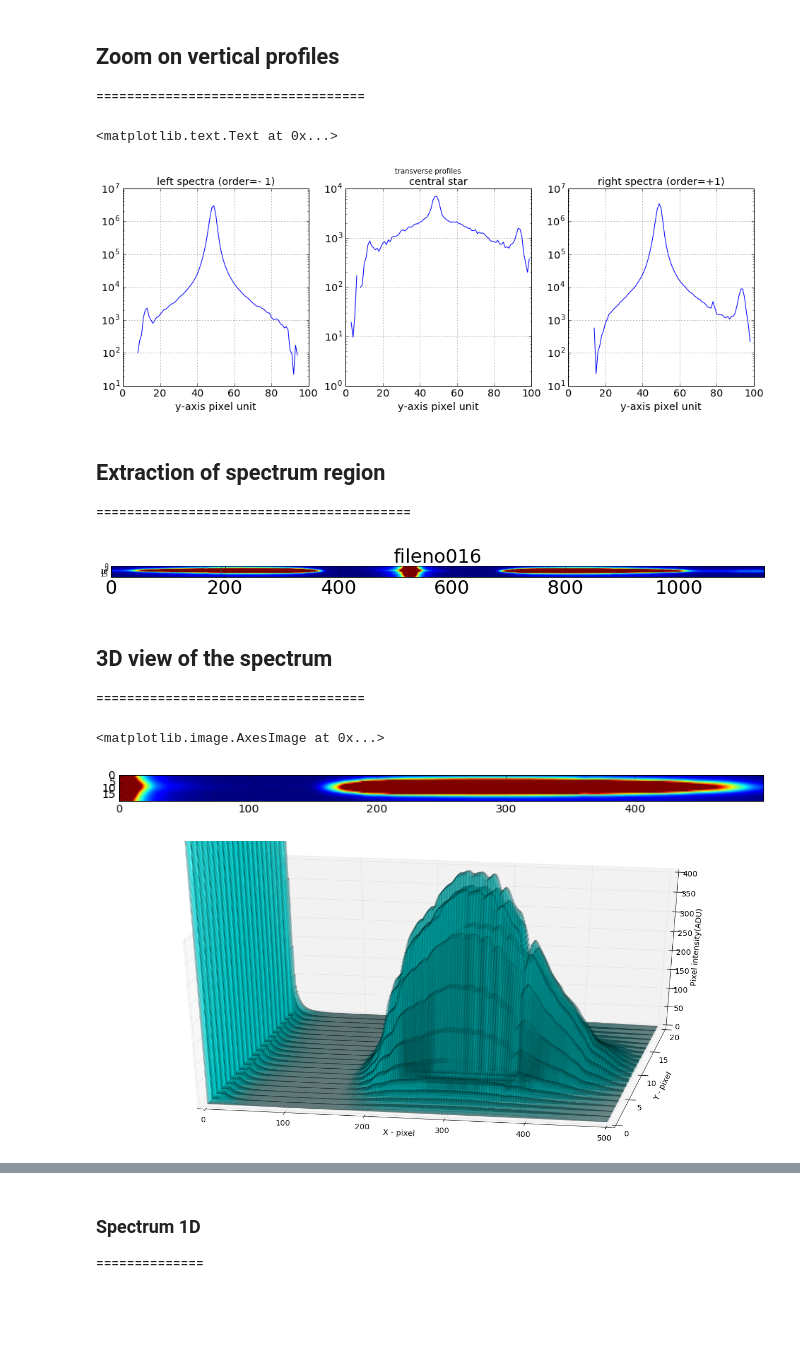
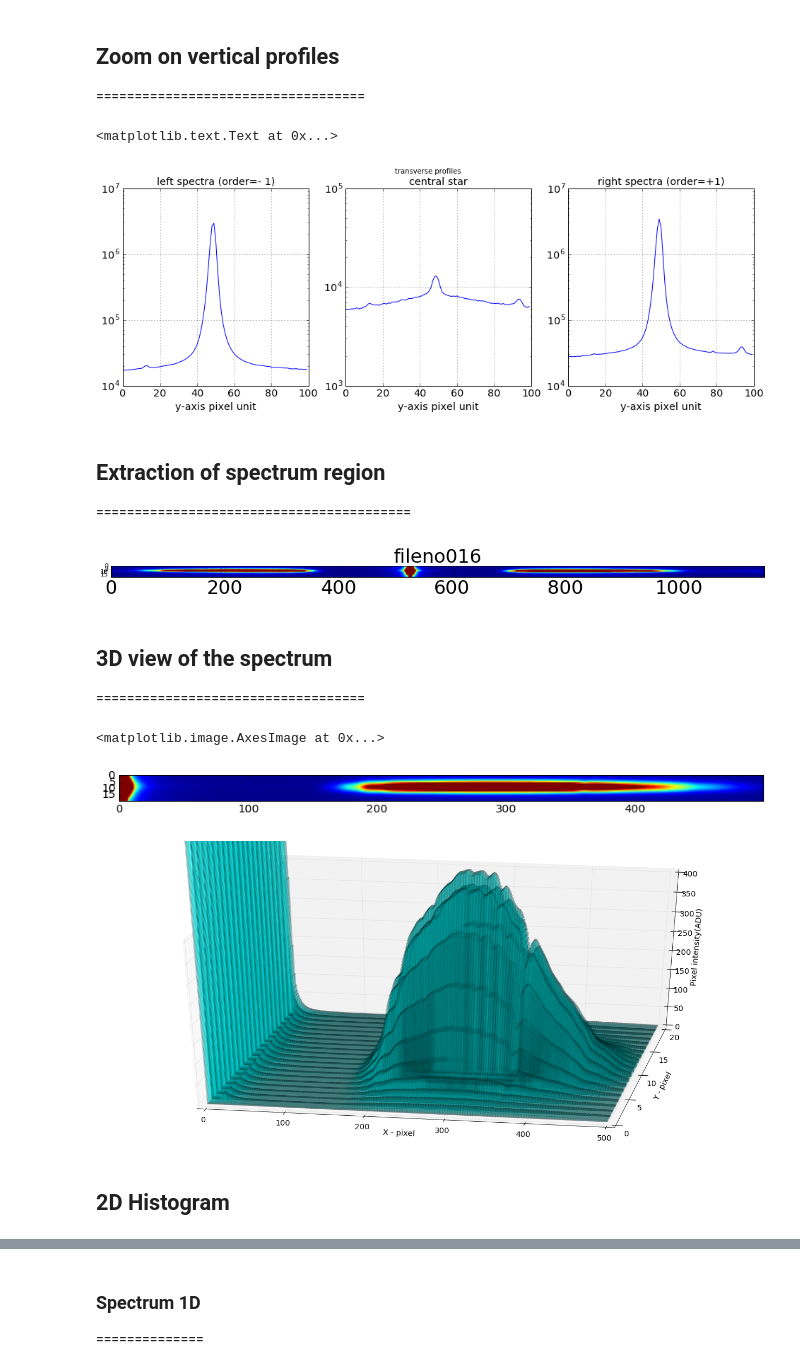
Before and after one commit to sylvielsstfr/CTIOAna2016, a Jupyter notebook: notebooks/Slide_FirstSpectrum.ipynb, the cells around one changed output, grey strips where cells are left out. Cells and saved outputs as stored; diff of their text form; code cells hidden in the pictures; blank space fills up the shorter version.

```diff
--- a/notebooks/Slide_FirstSpectrum.ipynb
+++ b/notebooks/Slide_FirstSpectrum.ipynb
@@ -248,8 +250,10 @@ print('median rms = ',bkg.background_rms_median)
 # %% [markdown]
 ## Image with  background subtraction
 ========================================
+# %%
+PedestalShift=60
 # %%
-ccd_bgsub=ccd - bkg.background
+ccd_bgsub=ccd - bkg.background+PedestalShift
 # %%
 title='image '+object_name+' bkg sub'
 fig = plt.figure(figsize=(10,4))
@@ -337,7 +354,7 @@ ax3.semilogy(profile3[imax-5*w:imax+5*w]); ax3.grid(True) ; ax3.set_title('right
 plt.suptitle('transverse profiles')
 # %% [output]
 <matplotlib.text.Text at 0x...>
-[figure, old version]
+[figure, new version]
 # %% [markdown]
 ## Extraction of spectrum region
 =========================================
@@ -345,14 +362,14 @@ plt.suptitle('transverse profiles')
 fig, ax = plt.subplots(figsize=(15, 10))
 spectraregion=np.copy(rotated_image[imax-w:imax+w,650:1800])
 spectraregionav=spectraregion/(2*w)
-ax.imshow(spectraregionav,vmin=0,vmax=50.)
+ax.imshow(spectraregionav,vmin=0,vmax=200.)
 ax.tick_params(axis='x', labelsize=30)
 ax.tick_params(axis='y', labelsize=10)
 ax.grid(True)
 plt.title(object_name,fontsize=30)
 plt.tight_layout()
 # %% [output]
-[figure, old version]
+[figure, new version]
 # %% [markdown]
 ## 3D view of the spectrum
 ===================================
@@ -366,10 +383,10 @@ y_data = y_data.flatten()
 z_data = data_array.flatten()
 # %%
 fig, ax = plt.subplots(figsize=(15, 10))
-ax.imshow(data_array,vmin=0,vmax=50.)
+ax.imshow(data_array,vmin=0,vmax=200.)
 # %% [output]
 <matplotlib.image.AxesImage at 0x...>
-[figure, old version]
+[figure, new version]
 # %%
 fig = plt.figure(figsize=(22,10))
 ax = fig.add_subplot(111, projection='3d')
@@ -379,4 +396,6 @@ ax.view_init(elev=30, azim=-80); ax.dist=9.
 ax.set_xlim3d(0, 500); ax.set_ylim3d(0, 20); ax.set_zlim3d(0, 400);
 plt.show()
 # %% [output]
-[figure, old version]
+[figure, new version]
+# %% [markdown]
+## 2D Histogram
```
Also changed, not shown: parts of 49 cells of this notebook.
